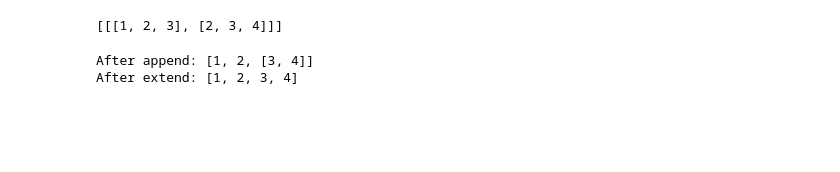
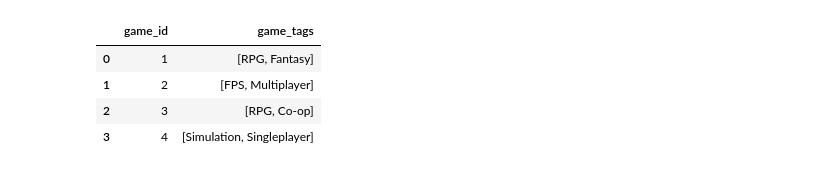
Before and after one commit to ZeyuLiu1996/Steam-Macro-Market-Analysis, a Jupyter notebook: src/5.machine_learning/test.ipynb, the cells around one changed output. Saved outputs shown, nothing was run; the diff lists cells and outputs as text; code cells hidden in the pictures; blank space fills up the shorter version.

```diff
--- a/src/5.machine_learning/test.ipynb
+++ b/src/5.machine_learning/test.ipynb
@@ -22,23 +1,24 @@ sns.scatterplot(x='feature_1', y='feature_2', hue='Predicted_Cluster', data=df,
-# %%
-x
-# %% [output]
-[[[1, 2, 3], [2, 3, 4]]]
-# %%
-# 创建一个初始列表
-x = [1, 2]
-
-# 使用 append 方法添加一个列表 [a, b]
-a = 3
-b = 4
-x.append([num for num in [a,b]])
-print("After append:", x)  # 输出将显示: After append: [1, 2, [3, 4]]
-
-# 创建另一个列表进行 extend 操作
-y = [1, 2]
-
-# 使用 extend 方法添加元素 a 和 b
-y.extend([a, b])
-print("After extend:", y)  # 输出将显示: After extend: [1, 2, 3, 4]
-# %% [output]
-After append: [1, 2, [3, 4]]
-After extend: [1, 2, 3, 4]
+# %%
+import pandas as pd
+import re
+from sklearn.cluster import KMeans
+from sklearn.preprocessing import StandardScaler, MultiLabelBinarizer
+
+
+# 假设数据
+data = pd.DataFrame({
+    'game_id': [1, 2, 3, 4],
+    'game_tags': [['RPG', 'Fantasy'], ['FPS', 'Multiplayer'], ['RPG', 'Co-op'], ['Simulation', 'Singleplayer']]
+})
+
+# 将列表型的标签转换为独热编码
+tag_lists = data['game_tags']
+all_tags = [tag for sublist in tag_lists for tag in sublist]  # 展开所有标签
+unique_tags = list(set(all_tags))  # 去重，获取唯一标签
+data
+# %% [output]
+|  | game_id | game_tags |
+| 0 | 1 | [RPG, Fantasy] |
+| 1 | 2 | [FPS, Multiplayer] |
+| 2 | 3 | [RPG, Co-op] |
+| 3 | 4 | [Simulation, Singleplayer] |
```
Also changed, not shown: parts of 14 cells of this notebook, 5 other files.
